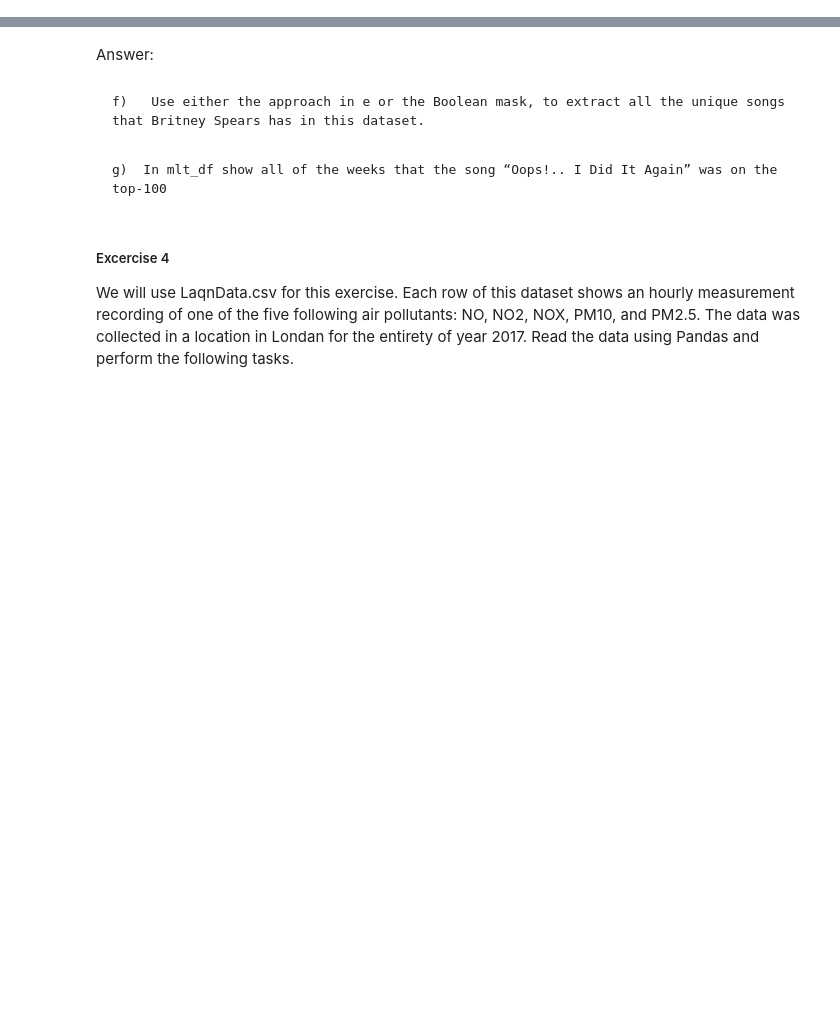
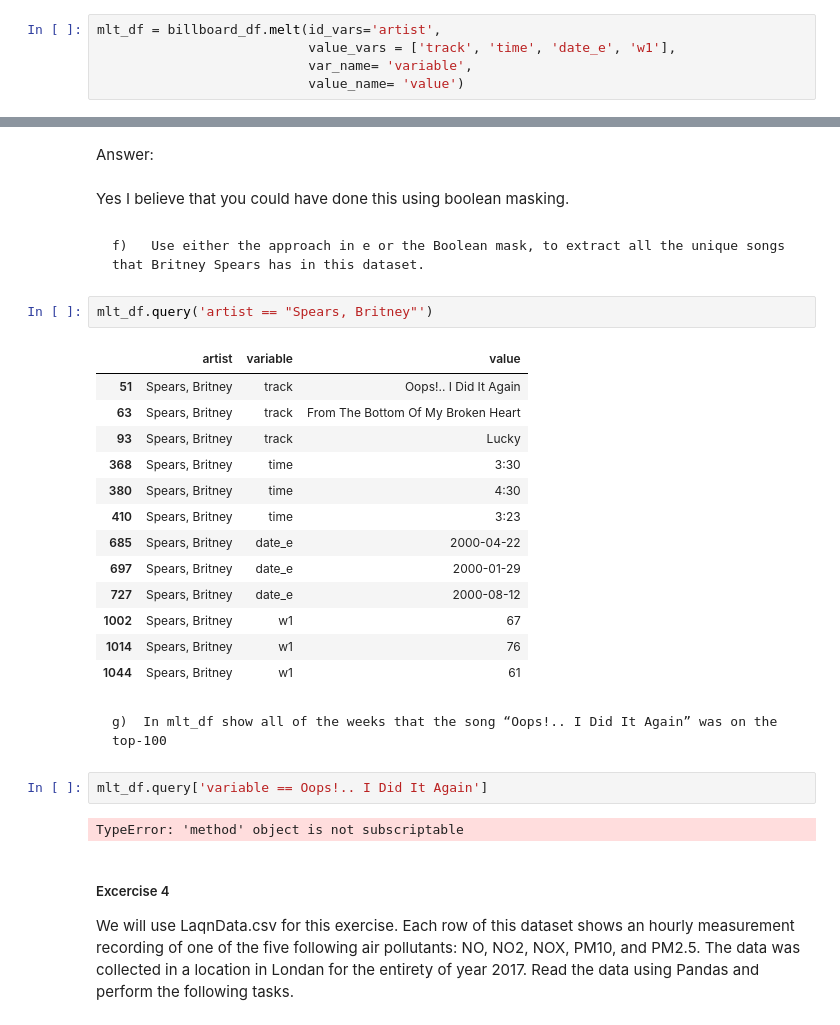
Before and after one commit to ColeDM-2020/Hands-On-Data-INST-447, a Jupyter notebook: Chapter01/Excercises Ch1.ipynb, the cells around one changed output, grey strips where cells are left out. Saved outputs shown, nothing was run; the diff lists cells and outputs as text; blank space fills up the shorter version.

Commit message:
hw done I hope

```diff
--- a/Chapter01/Excercises Ch1.ipynb
+++ b/Chapter01/Excercises Ch1.ipynb
@@ -128,4 +166,9 @@ For this exercise you need to use a new dataset: billboard.csv. Visit https://ww
 # %% [markdown]
     c)	The dataset is in wide format, use an appropriate function to switch to a long fromat, and name the melted dataframe mlt_df.
+# %%
+mlt_df = billboard_df.melt(id_vars='artist',
+                           value_vars = ['track', 'time', 'date_e', 'w1'],
+                           var_name= 'variable',
+                           value_name= 'value')
 # %% [markdown]
     d)	Write a code that shows mlt_df‘s every 1200 rows.
@@ -137,10 +215,32 @@ mlt_df.query('artist == "Spears, Britney"')
 Could have done this by using Boolean masking too?
 # %% [markdown]
 Answer:
+# %% [markdown]
+Yes I believe that you could have done this using boolean masking.
 # %% [markdown]
     f)	 Use either the approach in e or the Boolean mask, to extract all the unique songs that Britney Spears has in this dataset.
+# %%
+mlt_df.query('artist == "Spears, Britney"')
+# %% [output]
+|  | artist | variable | value |
+| 51 | Spears, Britney | track | Oops!.. I Did It Again |
+| 63 | Spears, Britney | track | From The Bottom Of My Broken Heart |
+| 93 | Spears, Britney | track | Lucky |
+| 368 | Spears, Britney | time | 3:30 |
+| 380 | Spears, Britney | time | 4:30 |
+| 410 | Spears, Britney | time | 3:23 |
+| 685 | Spears, Britney | date_e | 2000-04-22 |
+| 697 | Spears, Britney | date_e | 2000-01-29 |
+| 727 | Spears, Britney | date_e | 2000-08-12 |
+| 1002 | Spears, Britney | w1 | 67 |
+| 1014 | Spears, Britney | w1 | 76 |
+| 1044 | Spears, Britney | w1 | 61 |
 # %% [markdown]
     g)	In mlt_df show all of the weeks that the song “Oops!.. I Did It Again” was on the top-100
+# %%
+mlt_df.query['variable == Oops!.. I Did It Again']
+# %% [output]
+TypeError: 'method' object is not subscriptable
 # %% [markdown]
 ##### Excercise 4
 
```
Also changed, not shown: parts of 5 cells of this notebook.
